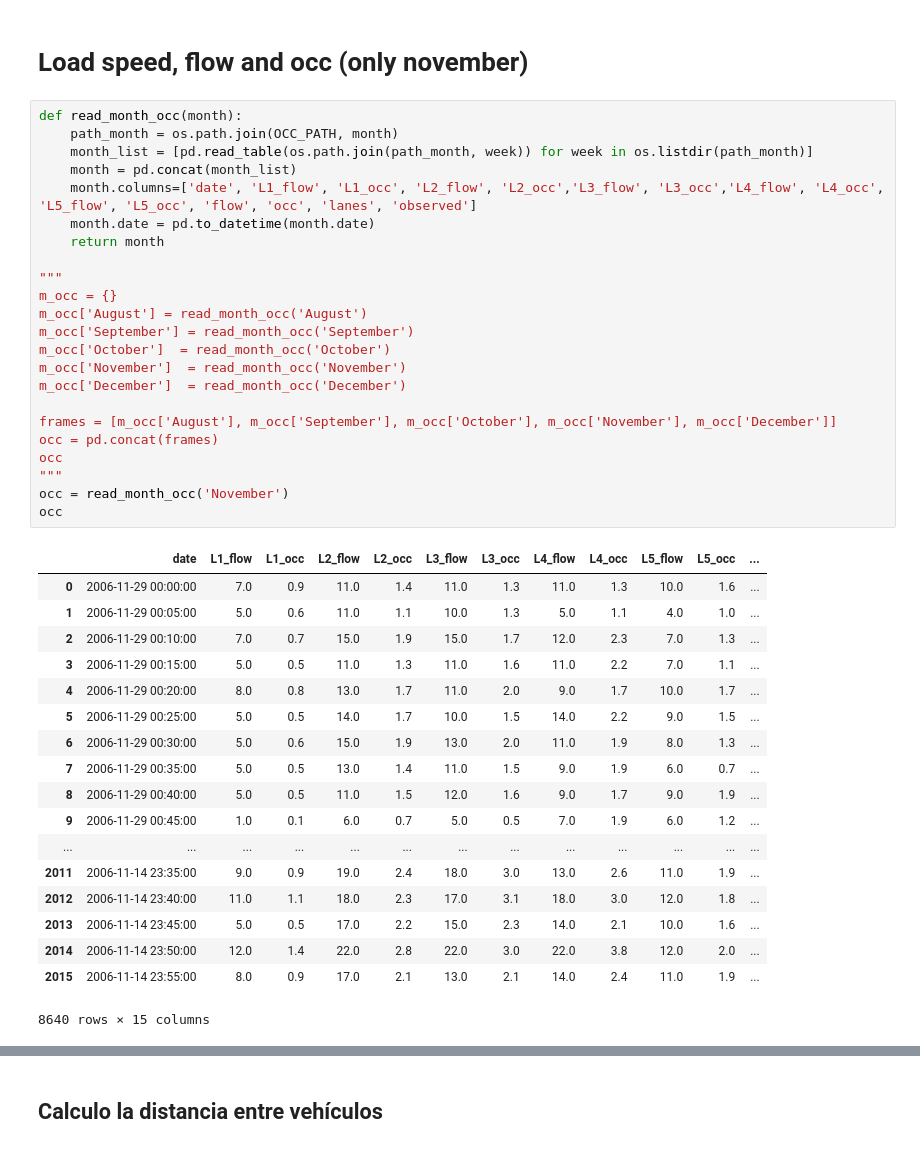
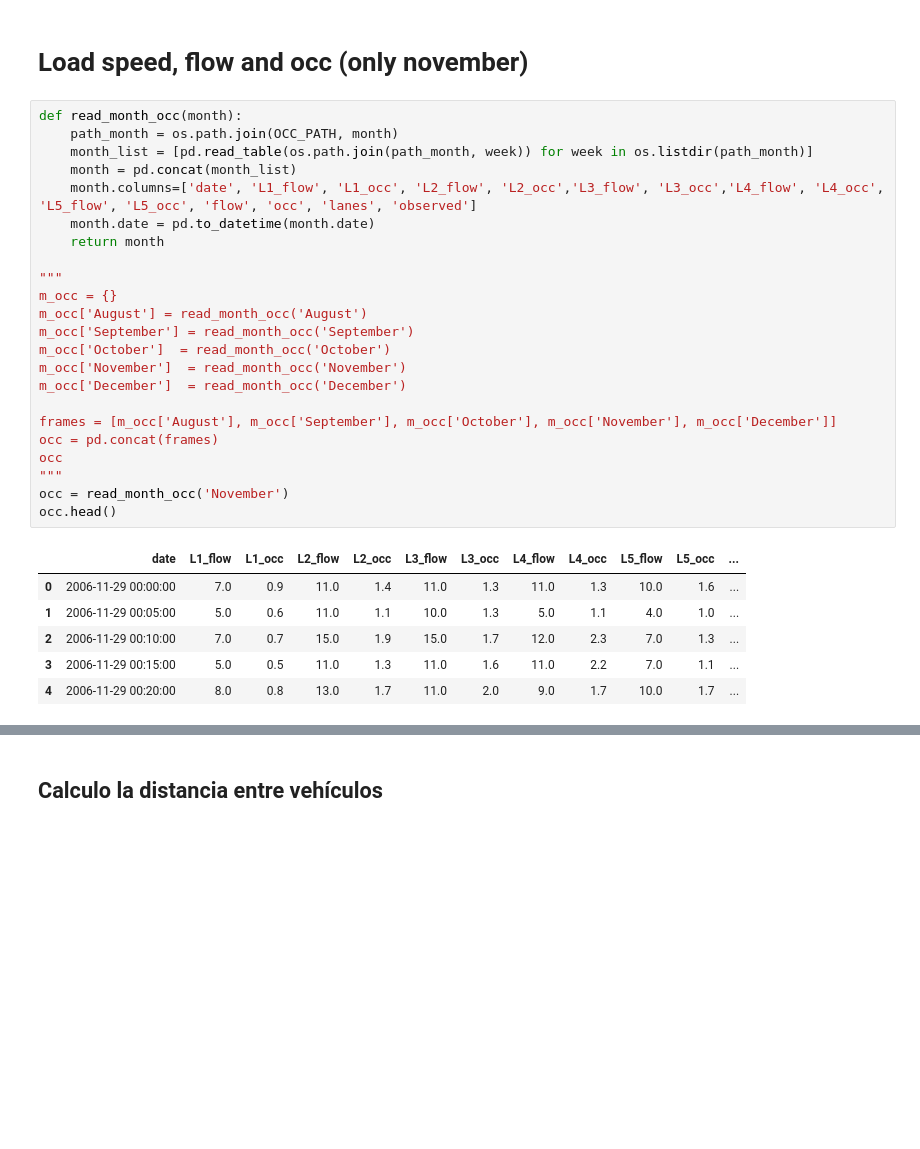
Before and after one commit to jjmerchante/code_for_ITS, a Jupyter notebook: code/accidentes_vs_trafico.ipynb, the cells around one changed output, grey strips where cells are left out. Saved outputs shown, nothing was run; the diff lists cells and outputs as text; blank space fills up the shorter version.

```diff
--- a/code/accidentes_vs_trafico.ipynb
+++ b/code/accidentes_vs_trafico.ipynb
@@ -59,45 +59,33 @@ zone_crash.caseno.hist()
 # %%
 def read_month_occ(month):
     path_month = os.path.join(OCC_PATH, month)
     month_list = [pd.read_table(os.path.join(path_month, week)) for week in os.listdir(path_month)]
     month = pd.concat(month_list)
     month.columns=['date', 'L1_flow', 'L1_occ', 'L2_flow', 'L2_occ','L3_flow', 'L3_occ','L4_flow', 'L4_occ', 'L5_flow', 'L5_occ', 'flow', 'occ', 'lanes', 'observed']
     month.date = pd.to_datetime(month.date)
     return month
 
 """
 m_occ = {}
 m_occ['August'] = read_month_occ('August')
 m_occ['September'] = read_month_occ('September')
 m_occ['October']  = read_month_occ('October')
 m_occ['November']  = read_month_occ('November')
 m_occ['December']  = read_month_occ('December')
 
 frames = [m_occ['August'], m_occ['September'], m_occ['October'], m_occ['November'], m_occ['December']]
 occ = pd.concat(frames)
 occ
 """
 occ = read_month_occ('November')
-occ
+occ.head()
 # %% [output]
 |  | date | L1_flow | L1_occ | L2_flow | L2_occ | L3_flow | L3_occ | L4_flow | L4_occ | L5_flow | L5_occ | ... |
 | 0 | 2006-11-29 00:00:00 | 7.0 | 0.9 | 11.0 | 1.4 | 11.0 | 1.3 | 11.0 | 1.3 | 10.0 | 1.6 | ... |
 | 1 | 2006-11-29 00:05:00 | 5.0 | 0.6 | 11.0 | 1.1 | 10.0 | 1.3 | 5.0 | 1.1 | 4.0 | 1.0 | ... |
 | 2 | 2006-11-29 00:10:00 | 7.0 | 0.7 | 15.0 | 1.9 | 15.0 | 1.7 | 12.0 | 2.3 | 7.0 | 1.3 | ... |
 | 3 | 2006-11-29 00:15:00 | 5.0 | 0.5 | 11.0 | 1.3 | 11.0 | 1.6 | 11.0 | 2.2 | 7.0 | 1.1 | ... |
 | 4 | 2006-11-29 00:20:00 | 8.0 | 0.8 | 13.0 | 1.7 | 11.0 | 2.0 | 9.0 | 1.7 | 10.0 | 1.7 | ... |
-| 5 | 2006-11-29 00:25:00 | 5.0 | 0.5 | 14.0 | 1.7 | 10.0 | 1.5 | 14.0 | 2.2 | 9.0 | 1.5 | ... |
-| 6 | 2006-11-29 00:30:00 | 5.0 | 0.6 | 15.0 | 1.9 | 13.0 | 2.0 | 11.0 | 1.9 | 8.0 | 1.3 | ... |
-| 7 | 2006-11-29 00:35:00 | 5.0 | 0.5 | 13.0 | 1.4 | 11.0 | 1.5 | 9.0 | 1.9 | 6.0 | 0.7 | ... |
-| 8 | 2006-11-29 00:40:00 | 5.0 | 0.5 | 11.0 | 1.5 | 12.0 | 1.6 | 9.0 | 1.7 | 9.0 | 1.9 | ... |
-| 9 | 2006-11-29 00:45:00 | 1.0 | 0.1 | 6.0 | 0.7 | 5.0 | 0.5 | 7.0 | 1.9 | 6.0 | 1.2 | ... |
-| ... | ... | ... | ... | ... | ... | ... | ... | ... | ... | ... | ... | ... |
-| 2011 | 2006-11-14 23:35:00 | 9.0 | 0.9 | 19.0 | 2.4 | 18.0 | 3.0 | 13.0 | 2.6 | 11.0 | 1.9 | ... |
-| 2012 | 2006-11-14 23:40:00 | 11.0 | 1.1 | 18.0 | 2.3 | 17.0 | 3.1 | 18.0 | 3.0 | 12.0 | 1.8 | ... |
-| 2013 | 2006-11-14 23:45:00 | 5.0 | 0.5 | 17.0 | 2.2 | 15.0 | 2.3 | 14.0 | 2.1 | 10.0 | 1.6 | ... |
-| 2014 | 2006-11-14 23:50:00 | 12.0 | 1.4 | 22.0 | 2.8 | 22.0 | 3.0 | 22.0 | 3.8 | 12.0 | 2.0 | ... |
-| 2015 | 2006-11-14 23:55:00 | 8.0 | 0.9 | 17.0 | 2.1 | 13.0 | 2.1 | 14.0 | 2.4 | 11.0 | 1.9 | ... |
-8640 rows × 15 columns
 # %%
 def read_month_speed(month):
     path_month = os.path.join(SPEED_PATH, month)
```
Also changed, not shown: parts of 10 cells of this notebook.
